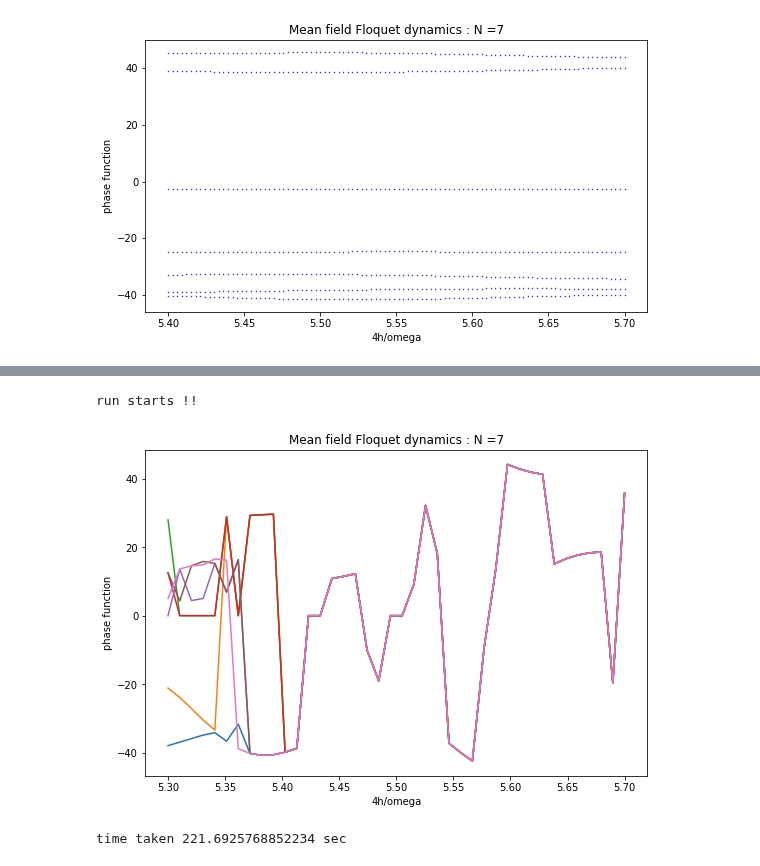
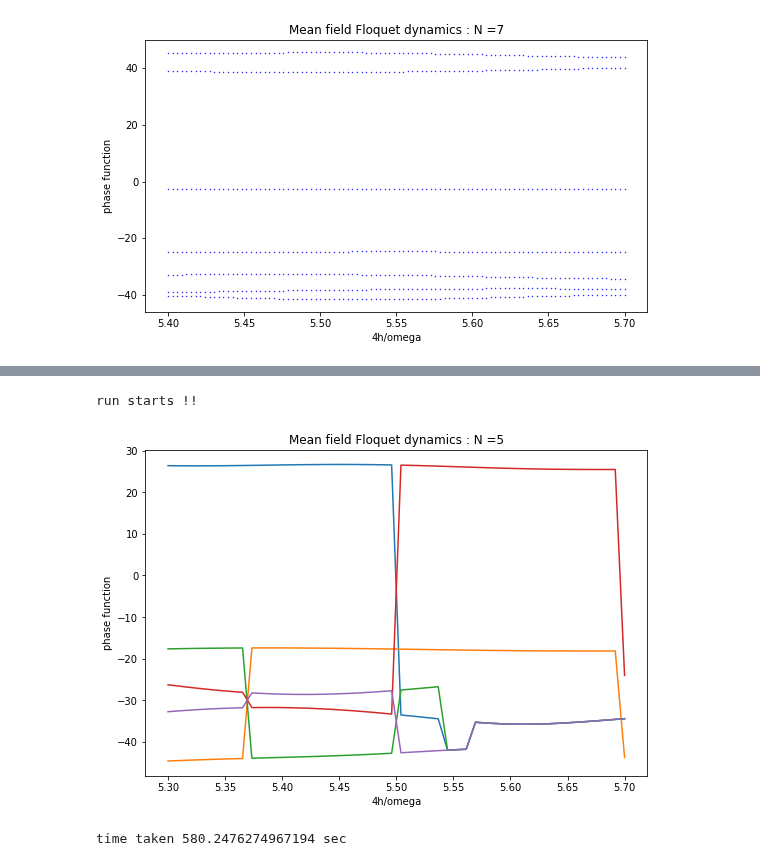
Before and after one commit to SuperStarCZ/floquet_theory, a Jupyter notebook: copy_all_in1_floquet_mfd_lmg.ipynb, the cells around one changed output, grey strips where cells are left out. Cells and saved outputs as stored; diff of their text form; code cells hidden in the pictures.

```diff
--- a/copy_all_in1_floquet_mfd_lmg.ipynb
+++ b/copy_all_in1_floquet_mfd_lmg.ipynb
@@ -186,13 +274,13 @@ import time
 
 start = time.time()
 
-N = 7
+N = 5
 h0 = 0.1
 omega = 40
 w = omega
-tsteps = 300
-hsteps = 40
-T = 2 * np.pi/w
+tsteps = 1000
+hsteps = 50
+T = 10 * 2 * np.pi/w
 t = np.linspace(0,T,tsteps)
 
 hs = np.linspace(53,57,hsteps)
@@ -245,32 +333,32 @@ if __name__ == '__main__':
         evecs = np.asarray(list(map(lambda x :x/np.linalg.norm(x),evecs)))
         phasefunc = 2.303 * np.log(evals[nn] + 1j * 0) * 1j * omega/(2 * np.pi)
         evecs_path = evecs[nn]
         phasefunc_path[0] = phasefunc.real
 
         # calculate for rest of the "h"
         for cc, h in enumerate(hs[1:len(hs)]):
             floqEvolution_mat = np.zeros((N,N)) + 1j * np.zeros((N,N))
             for mm in np.arange(N):
                 psi0 = psi[mm]
                 psi_t = odeintw(floq_func,psi0,t,args=(h, h0, H1, H0, w), Dfun=floq_jac)
                 floqEvolution_mat[mm] = psi_t[-1]
             evals, evecs = eig(floqEvolution_mat)
             evecs = np.asarray(list(map(lambda x :x/np.linalg.norm(x),evecs)))
             prob = np.asarray(list(map(lambda x:np.dot(np.conjugate(evecs_path).T,x),evecs)))
             for i,pr in enumerate(prob):
                 if (pr.real == max(prob.real)):
                     pp = i
                     break
             evecs_path = evecs[pp]
             phasefunc = 2.303 * np.log(evals[pp] + 1j * 0) * 1j * omega/(2 * np.pi)
             phasefunc_path[cc+1] = phasefunc.real
         plt.plot(4*hs/w,phasefunc_path)
     plt.title(title)
     plt.xlabel("4h/omega")
     plt.ylabel("phase function")
     plt.show()
     print('time taken',time.time()-start,'sec')
 # %% [output]
 run starts !!
-[figure, old version]
+[figure, new version]
-time taken 221.6925768852234 sec
+time taken 580.2476274967194 sec
```
Also changed, not shown: parts of 1 cell of this notebook.
